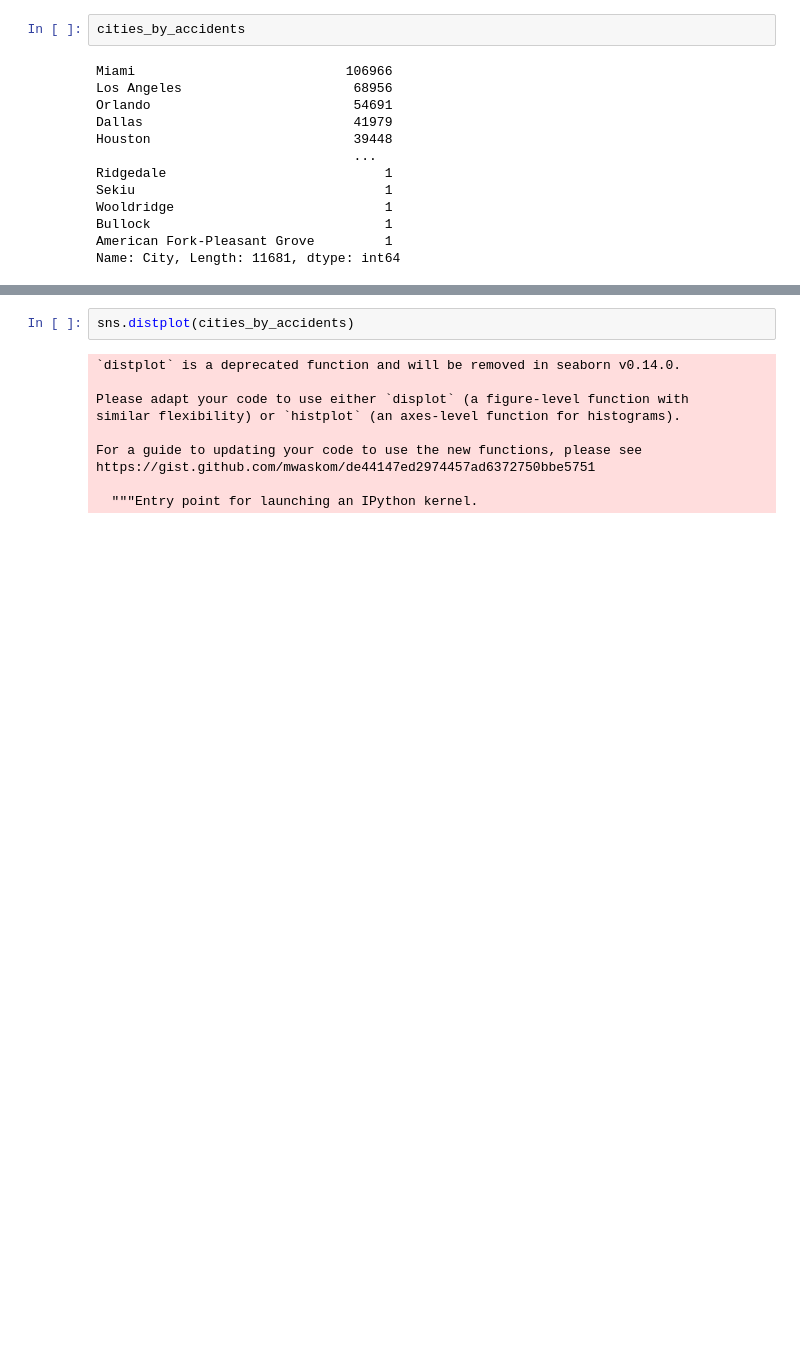
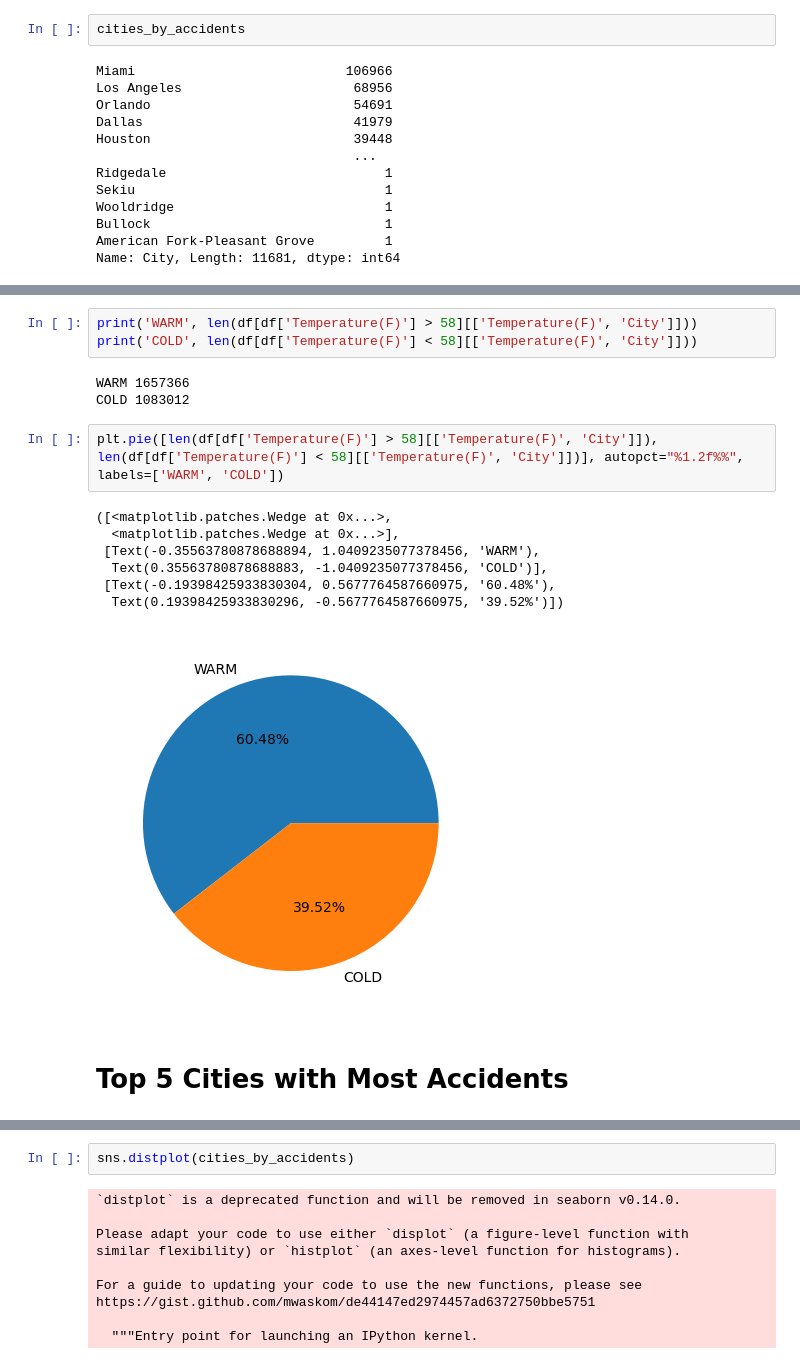
Before and after one commit to chwasiq0569/US-Accidents-Analysis, a Jupyter notebook: us-accidents-analysis.ipynb, the cells around one changed output, grey strips where cells are left out. Saved outputs shown, nothing was run; the diff lists cells and outputs as text; blank space fills up the shorter version.

```diff
--- a/us-accidents-analysis.ipynb
+++ b/us-accidents-analysis.ipynb
@@ -151,0 +175,18 @@ Name: City, Length: 11681, dtype: int64
+# %%
+print('WARM', len(df[df['Temperature(F)'] > 58][['Temperature(F)', 'City']]))
+print('COLD', len(df[df['Temperature(F)'] < 58][['Temperature(F)', 'City']]))
+# %% [output]
+WARM 1657366
+COLD 1083012
+# %%
+plt.pie([len(df[df['Temperature(F)'] > 58][['Temperature(F)', 'City']]), len(df[df['Temperature(F)'] < 58][['Temperature(F)', 'City']])], autopct="%1.2f%%", labels=['WARM', 'COLD'])
+# %% [output]
+([<matplotlib.patches.Wedge at 0x...>,
+  <matplotlib.patches.Wedge at 0x...>],
+ [Text(-0.35563780878688894, 1.0409235077378456, 'WARM'),
+  Text(0.35563780878688883, -1.0409235077378456, 'COLD')],
+ [Text(-0.19398425933830304, 0.5677764587660975, '60.48%'),
+  Text(0.19398425933830296, -0.5677764587660975, '39.52%')])
+[figure, added]
+# %% [markdown]
+# Top 5 Cities with Most Accidents
```
Also changed, not shown: parts of 13 cells of this notebook.
